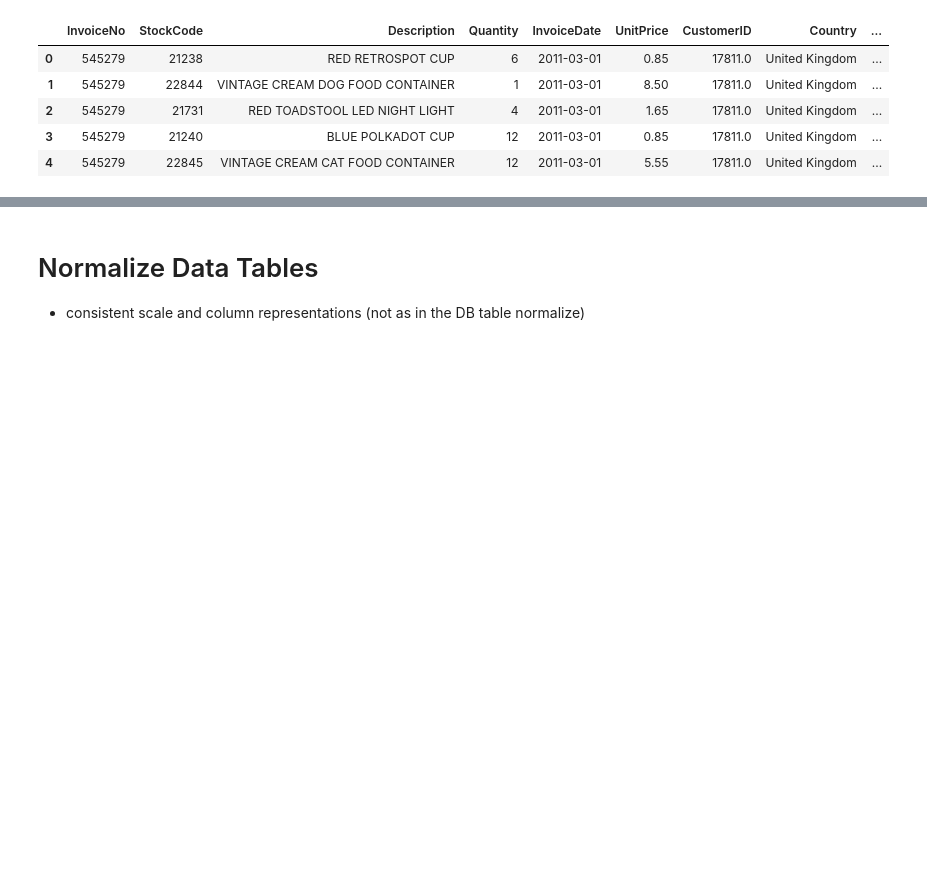
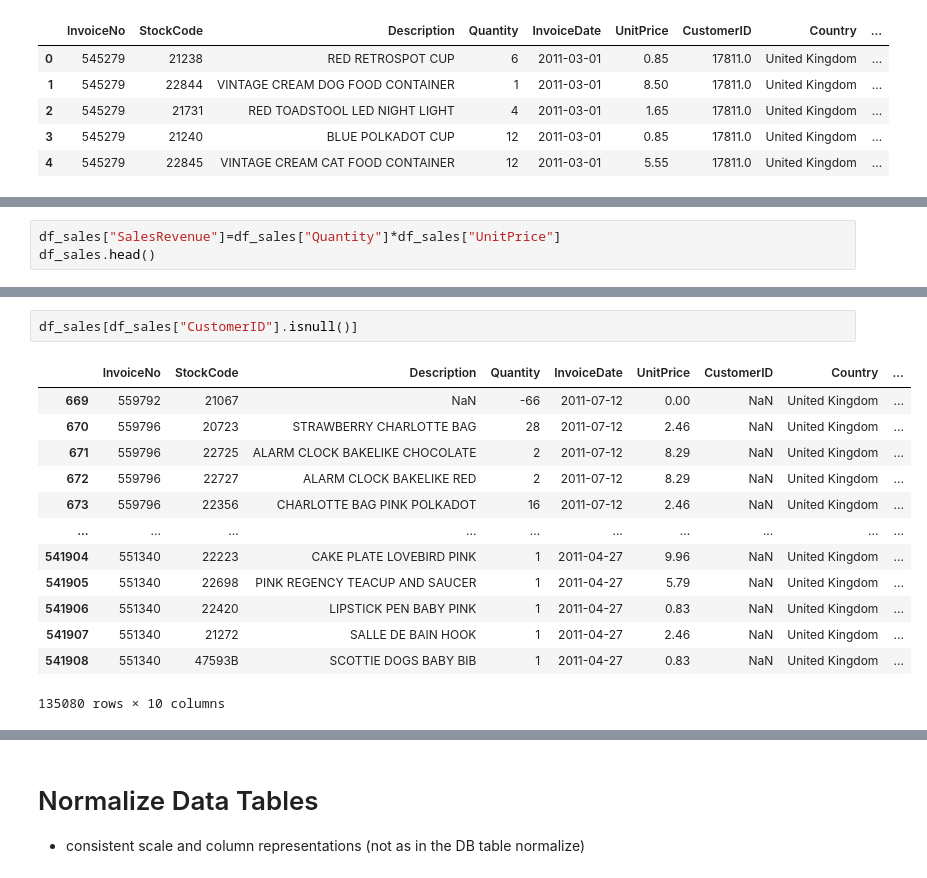
Before and after one commit to Aljgutier/segmentation, a Jupyter notebook: RFM_Segmentation_OnlineSales.ipynb, the cells around one changed output, grey strips where cells are left out. Saved outputs shown, nothing was run; the diff lists cells and outputs as text; blank space fills up the shorter version.

```diff
--- a/RFM_Segmentation_OnlineSales.ipynb
+++ b/RFM_Segmentation_OnlineSales.ipynb
@@ -145,0 +51,3 @@ display(df_industry.head(3))
+# %%
+df_sales["SalesRevenue"]=df_sales["Quantity"]*df_sales["UnitPrice"]
+df_sales.head()
@@ -145,0 +83,16 @@ display(df_industry.head(3))
+# %%
+df_sales[df_sales["CustomerID"].isnull()]
+# %% [output]
+|  | InvoiceNo | StockCode | Description | Quantity | InvoiceDate | UnitPrice | CustomerID | Country | ... |
+| 669 | 559792 | 21067 | NaN | -66 | 2011-07-12 | 0.00 | NaN | United Kingdom | ... |
+| 670 | 559796 | 20723 | STRAWBERRY CHARLOTTE BAG | 28 | 2011-07-12 | 2.46 | NaN | United Kingdom | ... |
+| 671 | 559796 | 22725 | ALARM CLOCK BAKELIKE CHOCOLATE | 2 | 2011-07-12 | 8.29 | NaN | United Kingdom | ... |
+| 672 | 559796 | 22727 | ALARM CLOCK BAKELIKE RED | 2 | 2011-07-12 | 8.29 | NaN | United Kingdom | ... |
+| 673 | 559796 | 22356 | CHARLOTTE BAG PINK POLKADOT | 16 | 2011-07-12 | 2.46 | NaN | United Kingdom | ... |
+| ... | ... | ... | ... | ... | ... | ... | ... | ... | ... |
+| 541904 | 551340 | 22223 | CAKE PLATE LOVEBIRD PINK | 1 | 2011-04-27 | 9.96 | NaN | United Kingdom | ... |
+| 541905 | 551340 | 22698 | PINK REGENCY TEACUP AND SAUCER | 1 | 2011-04-27 | 5.79 | NaN | United Kingdom | ... |
+| 541906 | 551340 | 22420 | LIPSTICK PEN BABY PINK | 1 | 2011-04-27 | 0.83 | NaN | United Kingdom | ... |
+| 541907 | 551340 | 21272 | SALLE DE BAIN HOOK | 1 | 2011-04-27 | 2.46 | NaN | United Kingdom | ... |
+| 541908 | 551340 | 47593B | SCOTTIE DOGS BABY BIB | 1 | 2011-04-27 | 0.83 | NaN | United Kingdom | ... |
+135080 rows × 10 columns
```
Also changed, not shown: parts of 19 cells of this notebook, 1 other file.
